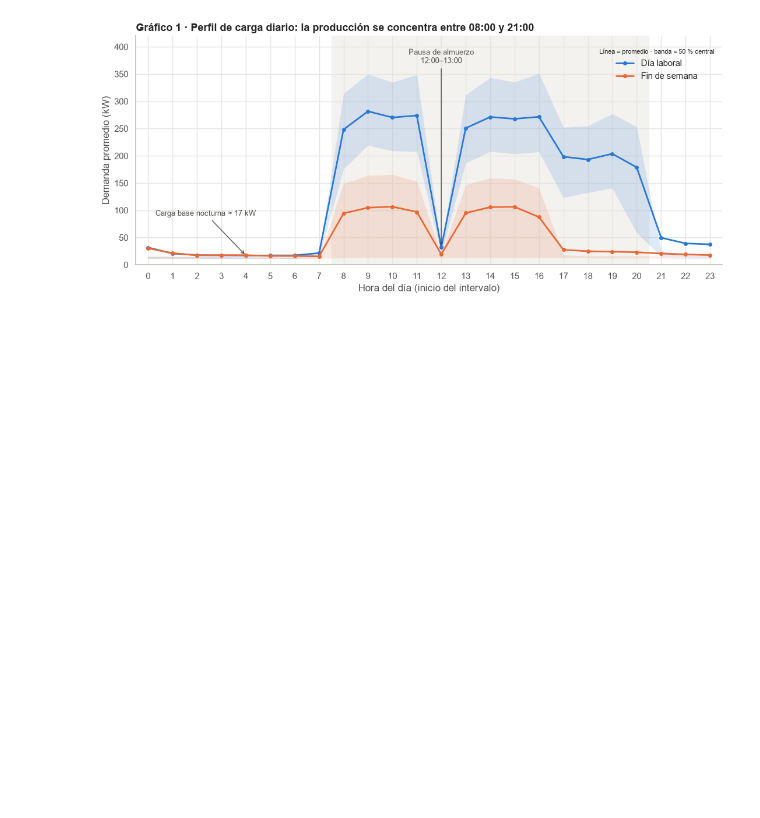
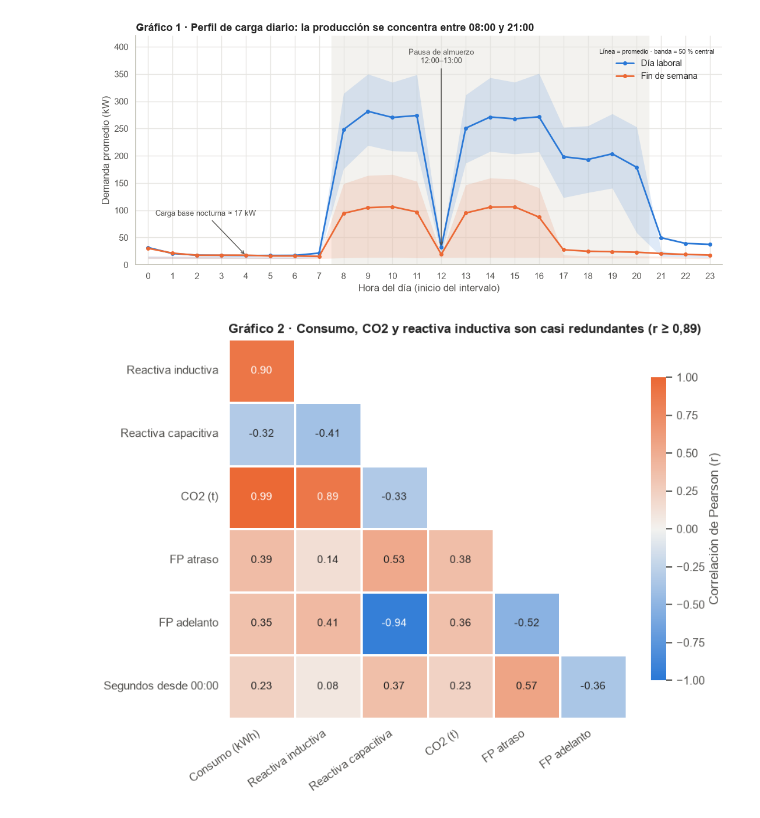
Before and after one commit to mariacaro-freefire/steel-energy-analytics, a Jupyter notebook: notebooks/02_EDA.ipynb, the cells around one changed output. Saved outputs shown, nothing was run; the diff lists cells and outputs as text; code cells hidden in the pictures; blank space fills up the shorter version.

Commit message:
EDA: gráfico 2 de correlaciones y prueba de robustez

```diff
--- a/notebooks/02_EDA.ipynb
+++ b/notebooks/02_EDA.ipynb
@@ -175,3 +175,53 @@ plt.savefig(FIG_DIR / "g1_perfil_carga.png", dpi=150, bbox_inches="tight")  # pa
 plt.show()
 # %% [output]
 [figure]
+# %%
+# =============================================================
+# Celda 6: GRÁFICO 2 - Matriz de correlación de variables energéticas
+# =============================================================
+# Usamos solo las 7 variables numéricas ORIGINALES.
+# ¿Por qué no las derivadas? Porque muchas son cálculos de otras
+# (demanda_kw = consumo_kwh × 4 → correlación de 1 exacto). Incluirlas
+# llenaría la matriz de relaciones obvias que no enseñan nada.
+etiquetas = {
+    "consumo_kwh": "Consumo (kWh)",
+    "reactiva_inductiva_kvarh": "Reactiva inductiva",
+    "reactiva_capacitiva_kvarh": "Reactiva capacitiva",
+    "co2_t": "CO2 (t)",
+    "fp_atraso_pct": "FP atraso",
+    "fp_adelanto_pct": "FP adelanto",
+    "nsm": "Segundos desde 00:00",
+}
+
+# Correlación de Pearson (r): mide relación LINEAL entre -1 y 1.
+#   r ≈ +1 → suben juntas | r ≈ -1 → una sube y la otra baja | r ≈ 0 → sin relación lineal
+# La elegimos porque el PCA de la Fase 4, con datos estandarizados,
+# trabaja exactamente sobre esta matriz.
+corr = (df[list(etiquetas)].corr(method="pearson")
+          .rename(index=etiquetas, columns=etiquetas))
+
+# Mostramos solo el triángulo inferior: la matriz es simétrica
+# (r de A con B = r de B con A) y la diagonal siempre vale 1.
+# Quitamos la primera fila y la última columna porque quedarían vacías.
+corr_tri = corr.iloc[1:, :-1]
+mascara = np.triu(np.ones_like(corr_tri, dtype=bool), k=1)
+
+# Paleta divergente: azul = negativa, gris claro = cero, naranja = positiva.
+# El centro neutro en 0 hace que la intensidad del color indique la fuerza.
+cmap = sns.blend_palette([COLOR_LABORAL, "#f3f2ef", COLOR_FINDE], as_cmap=True)
+
+fig, ax = plt.subplots(figsize=(8.5, 6.5))
+sns.heatmap(corr_tri, mask=mascara, cmap=cmap, vmin=-1, vmax=1, center=0,
+            annot=True, fmt=".2f", annot_kws={"size": 10},
+            linewidths=2, linecolor="white",
+            cbar_kws={"label": "Correlación de Pearson (r)", "shrink": 0.8}, ax=ax)
+ax.grid(False)   # la cuadrícula del estilo general ensucia un mapa de calor
+ax.tick_params(axis="x", rotation=35)
+plt.setp(ax.get_xticklabels(), ha="right")
+ax.set_title("Gráfico 2 · Consumo, CO2 y reactiva inductiva son casi redundantes (r ≥ 0,89)",
+             fontsize=12)
+plt.tight_layout()
+plt.savefig(FIG_DIR / "g2_correlaciones.png", dpi=150, bbox_inches="tight")
+plt.show()
+# %% [output]
+[figure, added]
```
Also changed, not shown: parts of 1 cell of this notebook, 1 other file.
